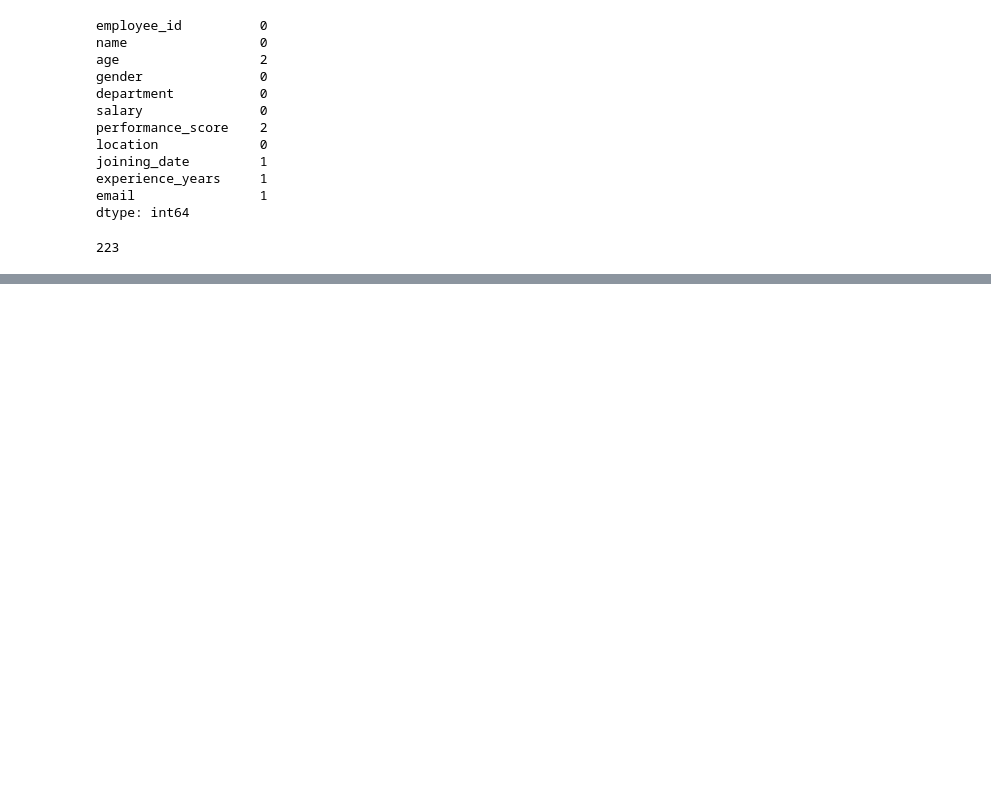
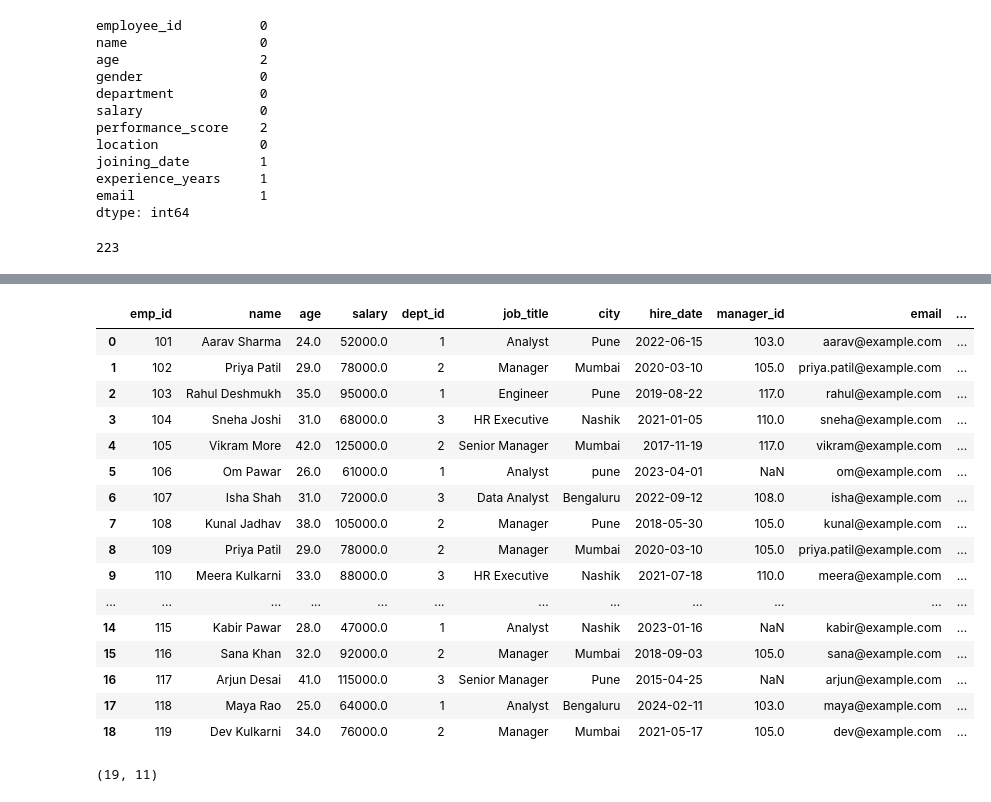
Before and after one commit to roshan-pardeshi/Python_Pandas, a Jupyter notebook: 100_question.ipynb, the cells around one changed output, grey strips where cells are left out. Saved outputs shown, nothing was run; the diff lists cells and outputs as text; code cells hidden in the pictures; blank space fills up the shorter version.

```diff
--- a/100_question.ipynb
+++ b/100_question.ipynb
@@ -359,0 +442,2 @@ import numpy as np
+# %%
+df.loc[df["age"]<0]=-1
@@ -359,0 +449,2 @@ import numpy as np
+# %%
+df.loc[df["age"]<0,"age"]=-1
@@ -359,0 +482,2 @@ import numpy as np
+# %%
+df["age"] = df["age"].fillna(df["age"].median())
@@ -359,0 +504,22 @@ import numpy as np
+# %%
+df.drop(19,inplace=True)
+# %%
+df
+# %% [output]
+|  | emp_id | name | age | salary | dept_id | job_title | city | hire_date | manager_id | email | ... |
+| 0 | 101 | Aarav Sharma | 24.0 | 52000.0 | 1 | Analyst | Pune | 2022-06-15 | 103.0 | aarav@example.com | ... |
+| 1 | 102 | Priya Patil | 29.0 | 78000.0 | 2 | Manager | Mumbai | 2020-03-10 | 105.0 | priya.patil@example.com | ... |
+| 2 | 103 | Rahul Deshmukh | 35.0 | 95000.0 | 1 | Engineer | Pune | 2019-08-22 | 117.0 | rahul@example.com | ... |
+| 3 | 104 | Sneha Joshi | 31.0 | 68000.0 | 3 | HR Executive | Nashik | 2021-01-05 | 110.0 | sneha@example.com | ... |
+| 4 | 105 | Vikram More | 42.0 | 125000.0 | 2 | Senior Manager | Mumbai | 2017-11-19 | 117.0 | vikram@example.com | ... |
+| 5 | 106 | Om Pawar | 26.0 | 61000.0 | 1 | Analyst | pune | 2023-04-01 | NaN | om@example.com | ... |
+| 6 | 107 | Isha Shah | 31.0 | 72000.0 | 3 | Data Analyst | Bengaluru | 2022-09-12 | 108.0 | isha@example.com | ... |
+| 7 | 108 | Kunal Jadhav | 38.0 | 105000.0 | 2 | Manager | Pune | 2018-05-30 | 105.0 | kunal@example.com | ... |
+| 8 | 109 | Priya Patil | 29.0 | 78000.0 | 2 | Manager | Mumbai | 2020-03-10 | 105.0 | priya.patil@example.com | ... |
+| 9 | 110 | Meera Kulkarni | 33.0 | 88000.0 | 3 | HR Executive | Nashik | 2021-07-18 | 110.0 | meera@example.com | ... |
+| ... | ... | ... | ... | ... | ... | ... | ... | ... | ... | ... | ... |
+| 14 | 115 | Kabir Pawar | 28.0 | 47000.0 | 1 | Analyst | Nashik | 2023-01-16 | NaN | kabir@example.com | ... |
+| 15 | 116 | Sana Khan | 32.0 | 92000.0 | 2 | Manager | Mumbai | 2018-09-03 | 105.0 | sana@example.com | ... |
+| 16 | 117 | Arjun Desai | 41.0 | 115000.0 | 3 | Senior Manager | Pune | 2015-04-25 | NaN | arjun@example.com | ... |
+| 17 | 118 | Maya Rao | 25.0 | 64000.0 | 1 | Analyst | Bengaluru | 2024-02-11 | 103.0 | maya@example.com | ... |
+| 18 | 119 | Dev Kulkarni | 34.0 | 76000.0 | 2 | Manager | Mumbai | 2021-05-17 | 105.0 | dev@example.com | ... |
@@ -359,0 +528,4 @@ import numpy as np
+# %%
+df.shape
+# %% [output]
+(19, 11)
```
Also changed, not shown: parts of 45 cells of this notebook, 1 other file.
